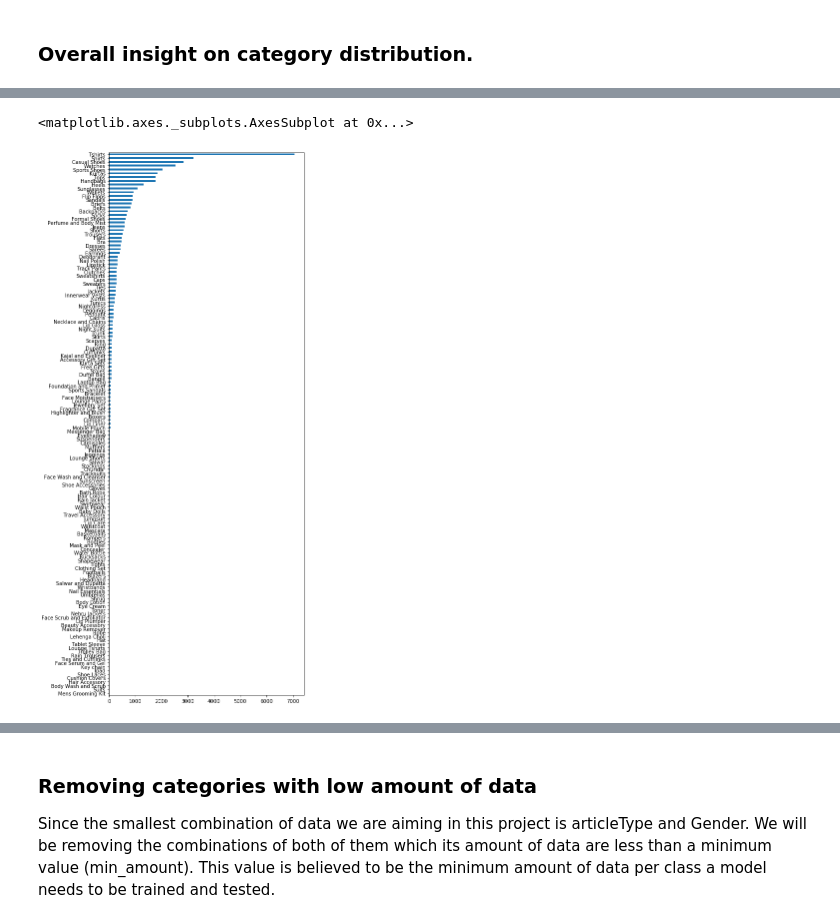
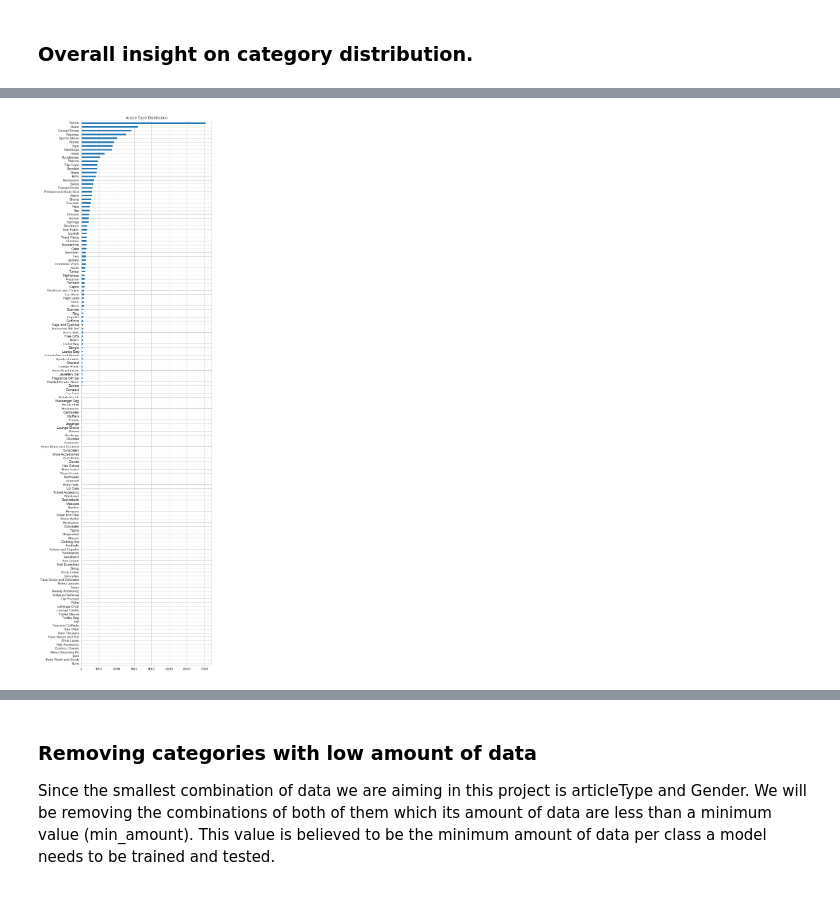
Before and after one commit to faizsyam/Fashion_Image_Prediction, a Jupyter notebook: 1 _ Fashion Products Images _ Preprocessing.ipynb, the cells around one changed output, grey strips where cells are left out. Cells and saved outputs as stored; diff of their text form; code cells hidden in the pictures.

```diff
--- a/1 _ Fashion Products Images _ Preprocessing.ipynb
+++ b/1 _ Fashion Products Images _ Preprocessing.ipynb
@@ -62,0 +88,6 @@ memory usage: 3.7+ MB
+# %%
+sns.set_style('whitegrid')
+plt.figure(figsize=(7,3))
+df.gender.value_counts().sort_values().plot(kind='barh')
+plt.title("Gender Distribution")
+plt.show()
@@ -63,9 +96,10 @@ memory usage: 3.7+ MB
 # %%
-plt.figure(figsize=(7,20))
+plt.figure(figsize=(7,30))
 df.articleType.value_counts().sort_values().plot(kind='barh')
+plt.title("Article Type Distribution")
+plt.show()
 # %% [output]
-<matplotlib.axes._subplots.AxesSubplot at 0x...>
-[figure, old version]
+[figure, new version]
 # %%
 plt.figure(figsize=(7,12))
 df.subCategory.value_counts().sort_values().plot(kind='barh')
```
Also changed, not shown: parts of 28 cells of this notebook, 14 other files.
